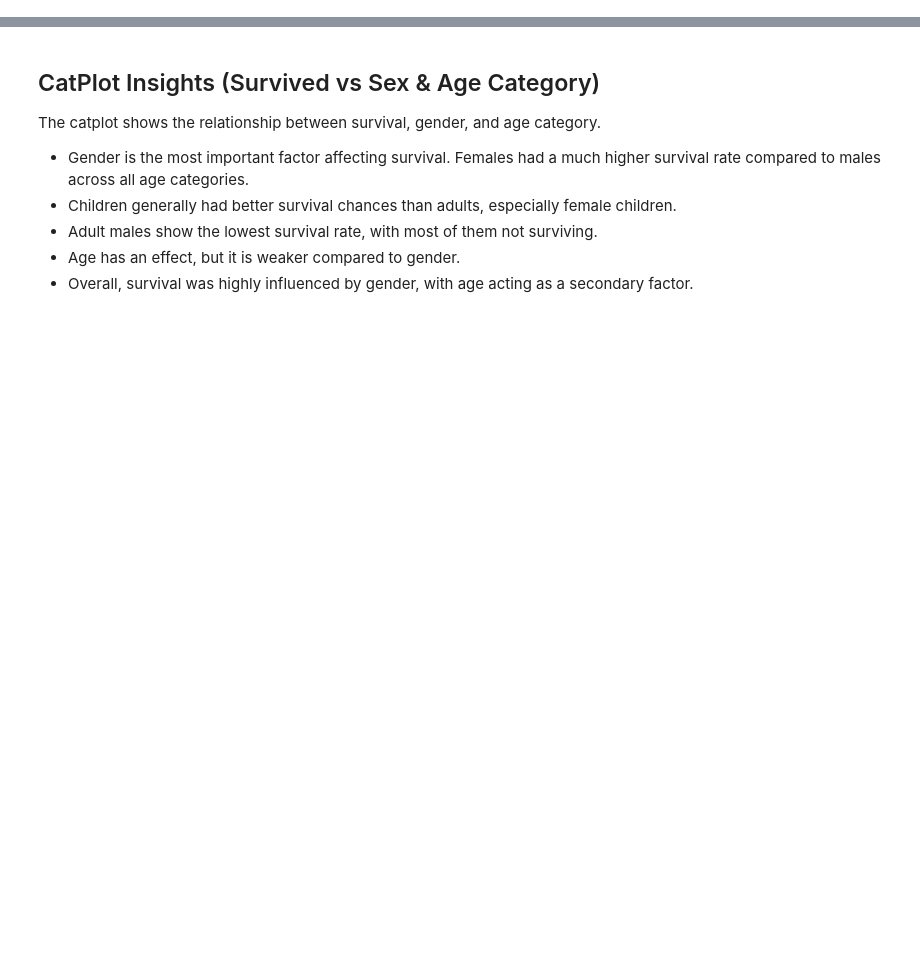
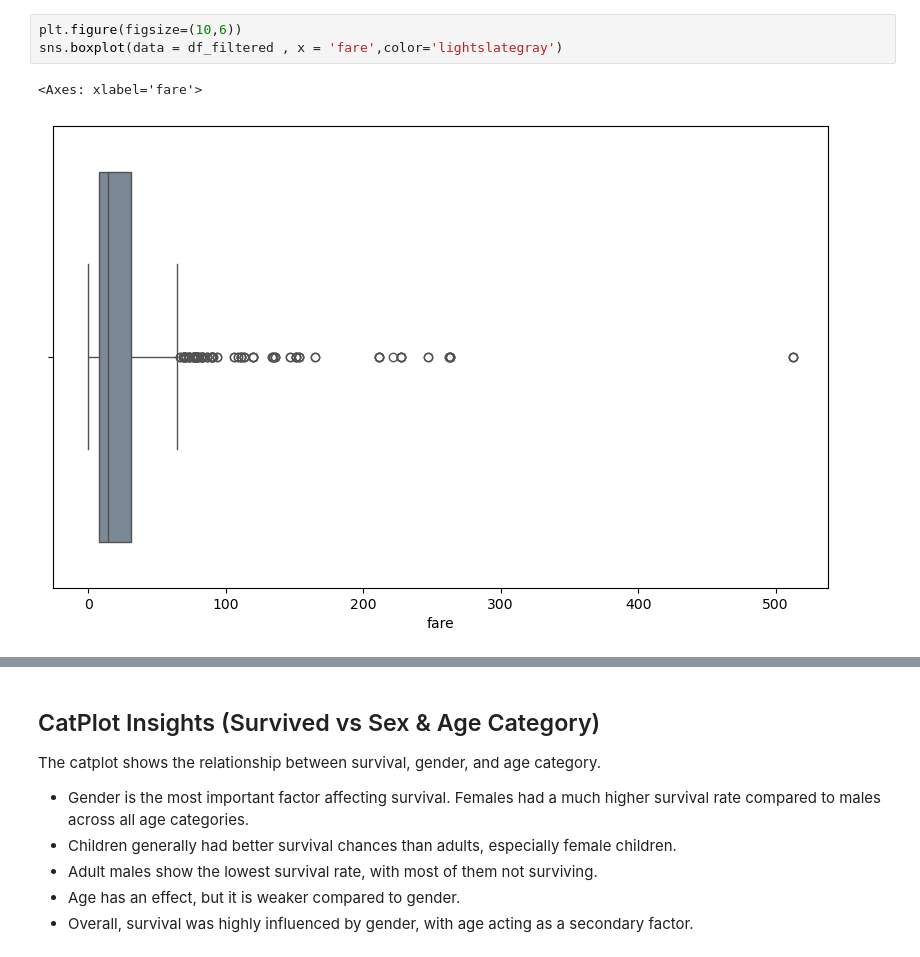
Before and after one commit to sama-tarek/Titanic-Survival-Analysis, a Jupyter notebook: Titanic.ipynb, the cells around one changed output, grey strips where cells are left out. Drawn from its saved outputs; the diff is of its cells as text; blank space fills up the shorter version.

```diff
--- a/Titanic.ipynb
+++ b/Titanic.ipynb
@@ -240,0 +244,6 @@ plt.show()
+# %%
+plt.figure(figsize=(10,6))
+sns.boxplot(data = df_filtered , x = 'fare',color='lightslategray')
+# %% [output]
+<Axes: xlabel='fare'>
+[figure, added]
```
Also changed, not shown: parts of 90 cells of this notebook.
